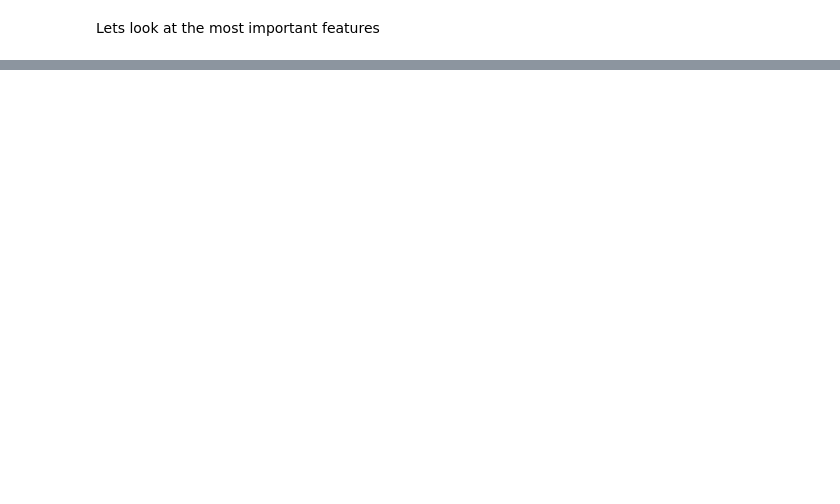
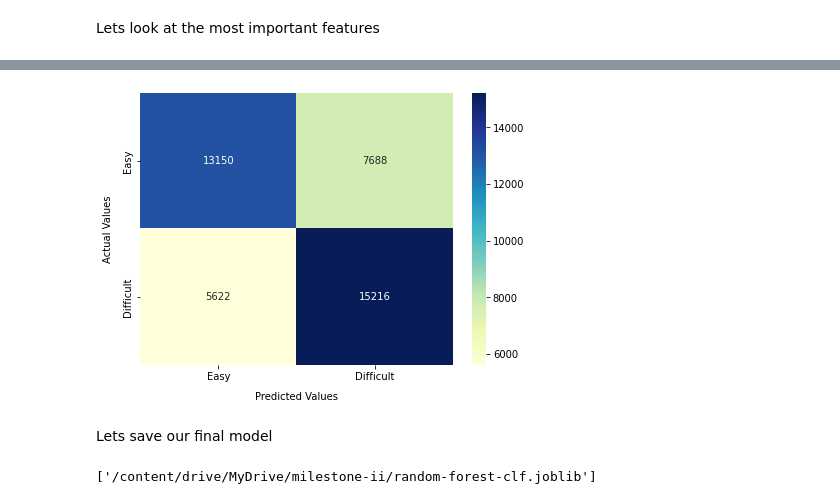
Before and after one commit to Tstrebe2/predicting-text-difficulty, a Jupyter notebook: code/random-forest-pipeline.ipynb, the cells around one changed output, grey strips where cells are left out. Drawn from its saved outputs; the diff is of its cells as text; code cells hidden in the pictures; blank space fills up the shorter version.

```diff
--- a/code/random-forest-pipeline.ipynb
+++ b/code/random-forest-pipeline.ipynb
@@ -245,0 +245,33 @@ plot_top_10(df_coef)
+# %%
+clf = clf.fit(df_train, df_train['label'])
+
+train_y_proba = clf.predict_proba(df_train)[:, 1]
+train_y_hat = clf.predict(df_train)
+
+test_y_proba = clf.predict_proba(df_test)[:, 1]
+test_y_hat = clf.predict(df_test)
+
+train_roc_auc = metrics.roc_auc_score(df_train['label'], train_y_proba)
+train_accuracy = metrics.accuracy_score(df_train['label'], train_y_hat)
+train_f1 = metrics.f1_score(df_train['label'], train_y_hat)
+train_precision = metrics.precision_score(df_train['label'], train_y_hat)
+train_recall = metrics.recall_score(df_train['label'], train_y_hat)
+
+test_roc_auc = metrics.roc_auc_score(df_test['label'], test_y_proba)
+test_accuracy = metrics.accuracy_score(df_test['label'], test_y_hat)
+test_f1 = metrics.f1_score(df_test['label'], test_y_hat)
+test_precision = metrics.precision_score(df_test['label'], test_y_hat)
+test_recall = metrics.recall_score(df_test['label'], test_y_hat)
+
+print()
+print('Train ROC AUC:', train_roc_auc)
+print('Train Accuracy Score:', train_accuracy)
+print('Train F1 Score:', train_f1)
+print('Train Precision Score:', train_precision)
+print('Train Recall Score:', train_recall)
+print()
+print('Test ROC AUC:', test_roc_auc)
+print('Test Accuracy Score:', test_accuracy)
+print('Test F1 Score:', test_f1)
+print('Test Precision Score:', test_precision)
+print('Test Recall Score:', test_recall)
@@ -245,0 +290,11 @@ plot_top_10(df_coef)
+# %%
+plot_cf_matrix(df_test['label'], test_y_hat)
+# %% [output]
+[figure, added]
+# %% [markdown]
+Lets save our final model
+# %%
+model_path = ''.join([repo_path, 'random-forest-clf.joblib'])
+joblib.dump(clf, model_path)
+# %% [output]
+['/content/drive/MyDrive/milestone-ii/random-forest-clf.joblib']
```
Also changed, not shown: parts of 9 cells of this notebook.
